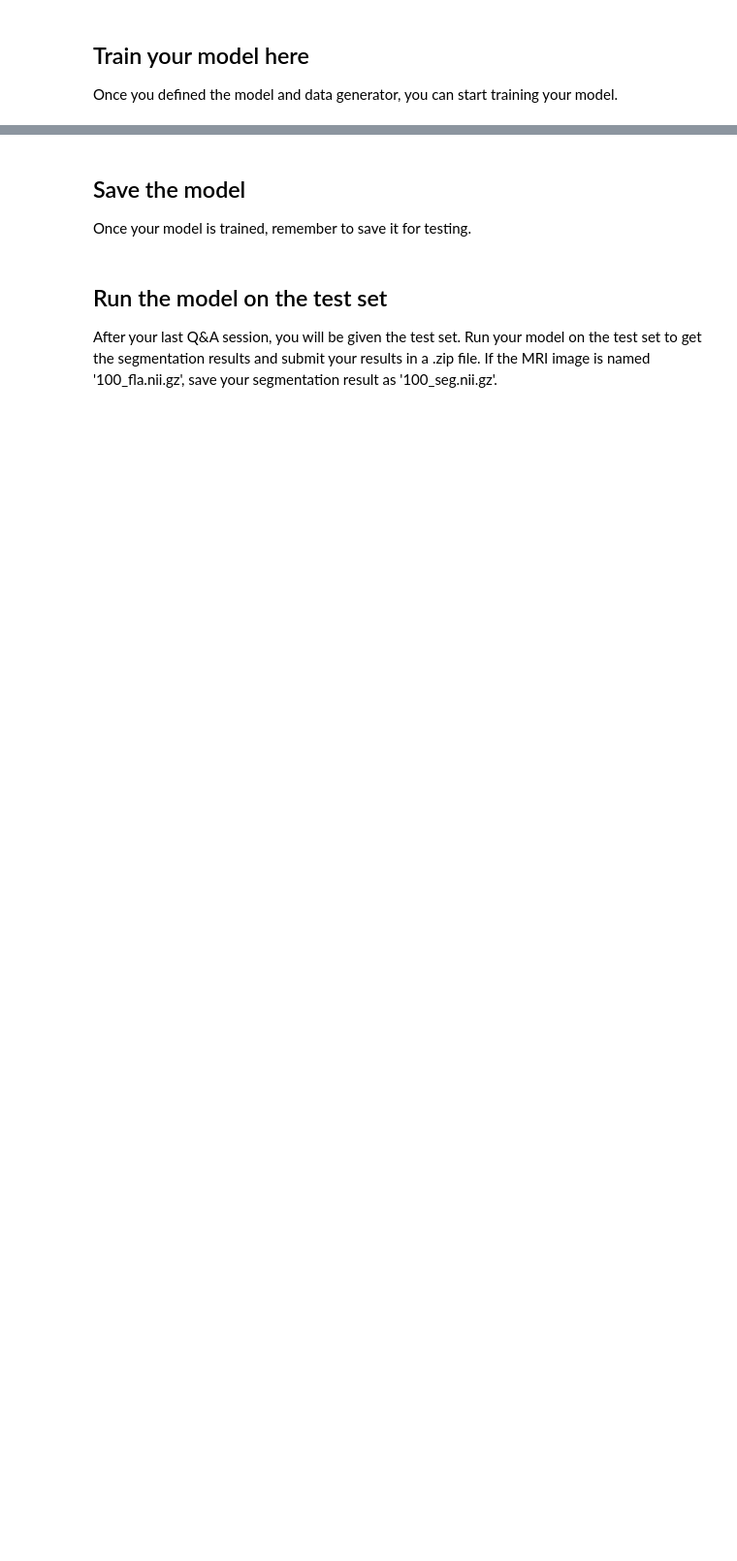
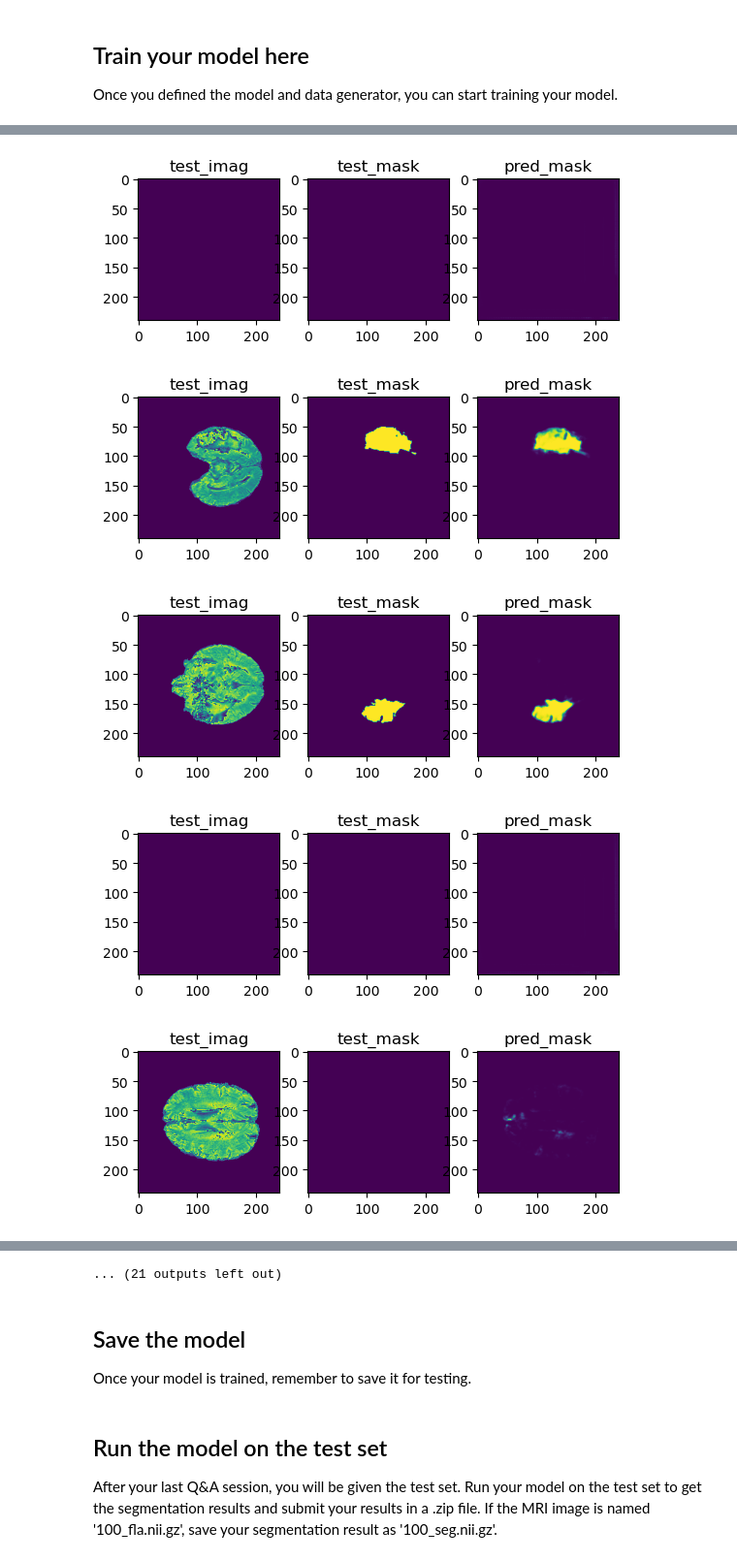
Before and after one commit to TerenceL-TL/IC-CNN-Project, a Jupyter notebook: proj_tech_segmentation_clean.ipynb, the cells around one changed output, grey strips where cells are left out. Shown at 97% size. Saved outputs shown, nothing was run; the diff lists cells and outputs as text; code cells hidden in the pictures; blank space fills up the shorter version.

```diff
--- a/proj_tech_segmentation_clean.ipynb
+++ b/proj_tech_segmentation_clean.ipynb
@@ -346,20 +499,3 @@ class UNet:
 # %% [markdown]
 ## Train your model here
 Once you defined the model and data generator, you can start training your model.
-# %%
-unet = UNet(
-    input_width=572,
-    input_height=572,
-    num_classes=3,
-    train_images='./Train/image/',
-    train_instances='./Train/masks/',
-    val_images='./Val/image/',
-    val_instances='./Val/masks/',
-    epochs=100,
-    lr=0.0001,
-    lr_decay=0.00001,
-    batch_size=8,
-    save_path='model.h5'
-)
-
-unet.train()
@@ -373,0 +573,42 @@ Detected at node 'model_4/conv2d_120/Relu' defined at (most recent call last):
+# %%
+
+batch_size = 32
+
+valid_pla_dir = os.path.join('Val', 'image')
+
+valid_list = os.listdir(valid_pla_dir)
+
+valid_dir = 'Val/'
+
+model_path = "model_right_6.h5"
+
+with custom_object_scope({'iou_coef': iou_coef, 'dice_coef': dice_coef}):
+    model = load_model(model_path)
+
+validation_generator = DataGenerator(valid_dir, valid_list, batch_size=batch_size)
+
+test_sets, test_masks = validation_generator.__getitem__(3)
+
+preds = model.predict(test_sets)
+
+for i in range(batch_size):
+    test_imag = test_sets[i]
+    test_mask = test_masks[i]
+    pred_mask = preds[i]
+
+    plt.figure()
+
+    plt.subplot(1, 3, 1)
+    plt.imshow(test_imag)
+    plt.title("test_imag")
+
+    plt.subplot(1, 3, 2)
+    plt.imshow(test_mask)
+    plt.title("test_mask")
+
+    plt.subplot(1, 3, 3)
+    plt.imshow(pred_mask)
+    plt.title("pred_mask")
+
+    plt.show()
+# %% [output]
@@ -373,0 +616,5 @@ Detected at node 'model_4/conv2d_120/Relu' defined at (most recent call last):
+[figure, added]
+[figure, added]
+[figure, added]
+[figure, added]
+[figure, added]
@@ -374,3 +627,4 @@ Detected at node 'model_4/conv2d_120/Relu' defined at (most recent call last):
+... (21 outputs left out)
 # %% [markdown]
 ## Save the model
 Once your model is trained, remember to save it for testing.
```
Also changed, not shown: parts of 14 cells of this notebook, 1 other file.
